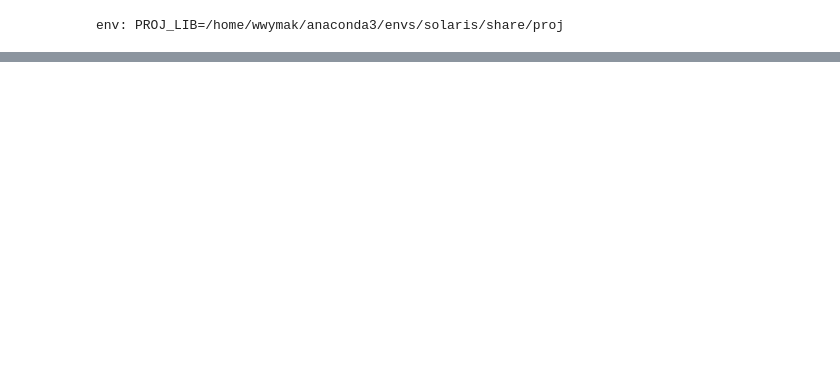
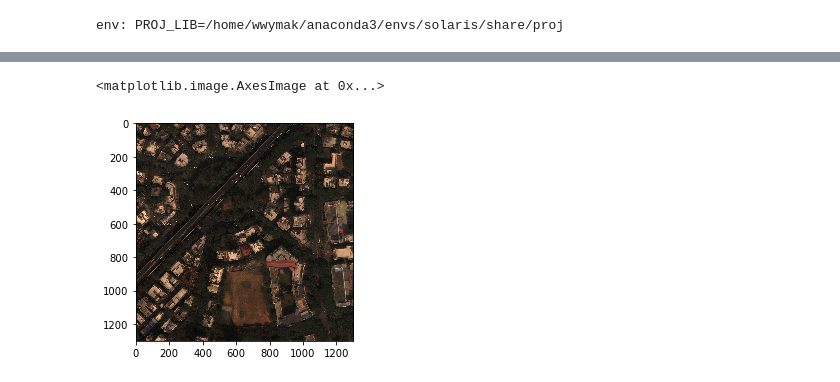
Before and after one commit to wwymak/spacenet-ml, a Jupyter notebook: spacenet-roads-replicating-cresci.ipynb, the cells around one changed output, grey strips where cells are left out. Drawn from its saved outputs; the diff is of its cells as text; code cells hidden in the pictures; blank space fills up the shorter version.

Commit message:
mumbai dataset

```diff
--- a/spacenet-roads-replicating-cresci.ipynb
+++ b/spacenet-roads-replicating-cresci.ipynb
@@ -81,0 +53,12 @@ def train_roads(config, paths, fn_mapping, image_suffix, folds_file_loc,
+# %%
+data_dir = Path("/media/wwymak/Storage/spacenet_roads")
+mumbai = data_dir/"AOI_8_Mumbai"
+ms_mumbai = mumbai/"MS"
+ps_rgb_mumbai = mumbai/"PS-RGB"
+# %%
+ps_rgb_list = ps_rgb_mumbai.ls()
+demo_im = sktif.imread(str(ps_rgb_mumbai/"SN5_roads_train_AOI_8_Mumbai_PS-RGB_chip19.tif"))
+plt.imshow(demo_im)
+# %% [output]
+<matplotlib.image.AxesImage at 0x...>
+[figure, added]
```
Also changed, not shown: parts of 17 cells of this notebook.
